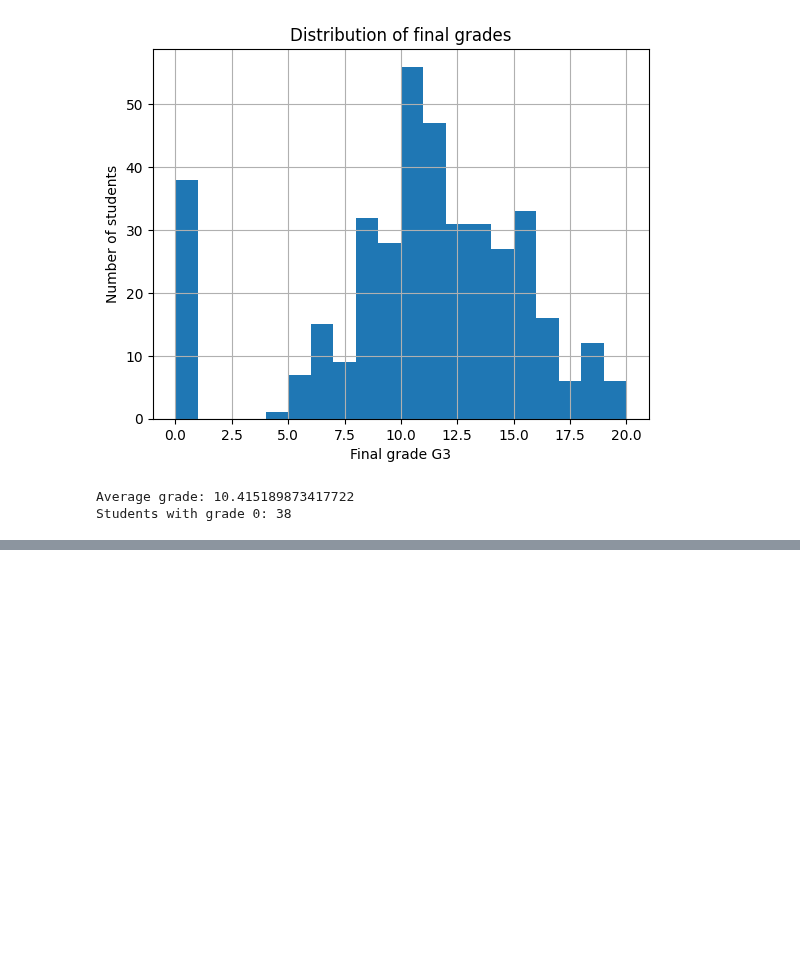
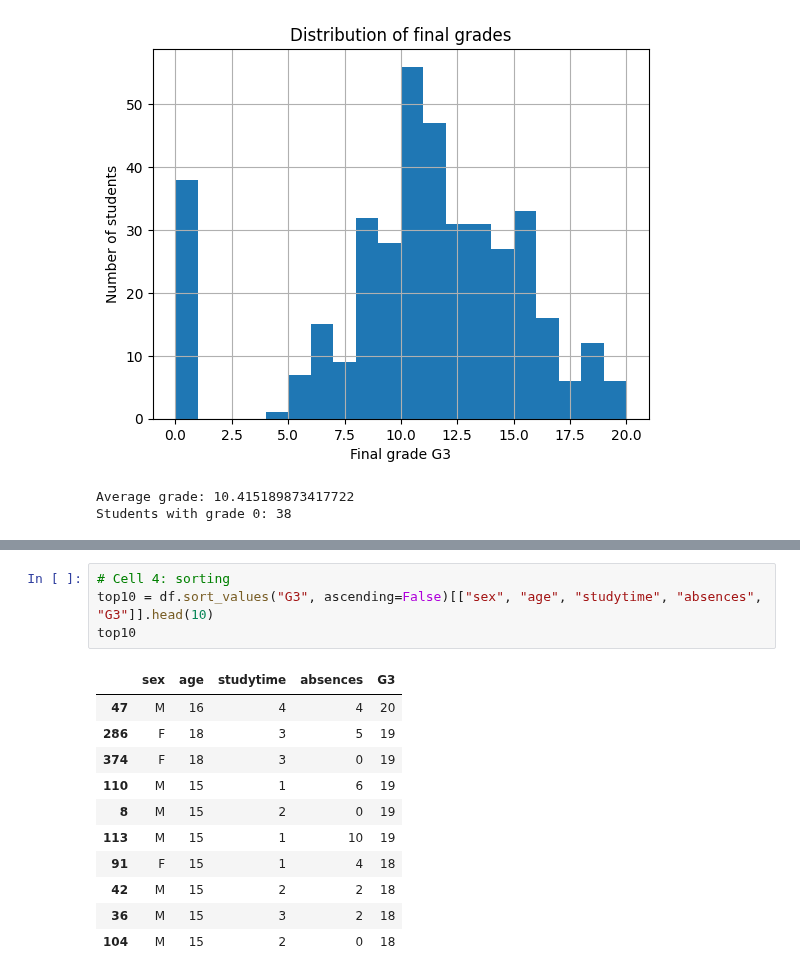
Before and after one commit to buntyedutainer/student-performance-ai, a Jupyter notebook: day1_load_data.ipynb, the cells around one changed output, grey strips where cells are left out. Saved outputs shown, nothing was run; the diff lists cells and outputs as text; blank space fills up the shorter version.

```diff
--- a/day1_load_data.ipynb
+++ b/day1_load_data.ipynb
@@ -82,0 +127,16 @@ Students with grade 0: 38
+# %%
+# Cell 4: sorting
+top10 = df.sort_values("G3", ascending=False)[["sex", "age", "studytime", "absences", "G3"]].head(10)
+top10
+# %% [output]
+|  | sex | age | studytime | absences | G3 |
+| 47 | M | 16 | 4 | 4 | 20 |
+| 286 | F | 18 | 3 | 5 | 19 |
+| 374 | F | 18 | 3 | 0 | 19 |
+| 110 | M | 15 | 1 | 6 | 19 |
+| 8 | M | 15 | 2 | 0 | 19 |
+| 113 | M | 15 | 1 | 10 | 19 |
+| 91 | F | 15 | 1 | 4 | 18 |
+| 42 | M | 15 | 2 | 2 | 18 |
+| 36 | M | 15 | 3 | 2 | 18 |
+| 104 | M | 15 | 2 | 0 | 18 |
```
Also changed, not shown: parts of 8 cells of this notebook.
